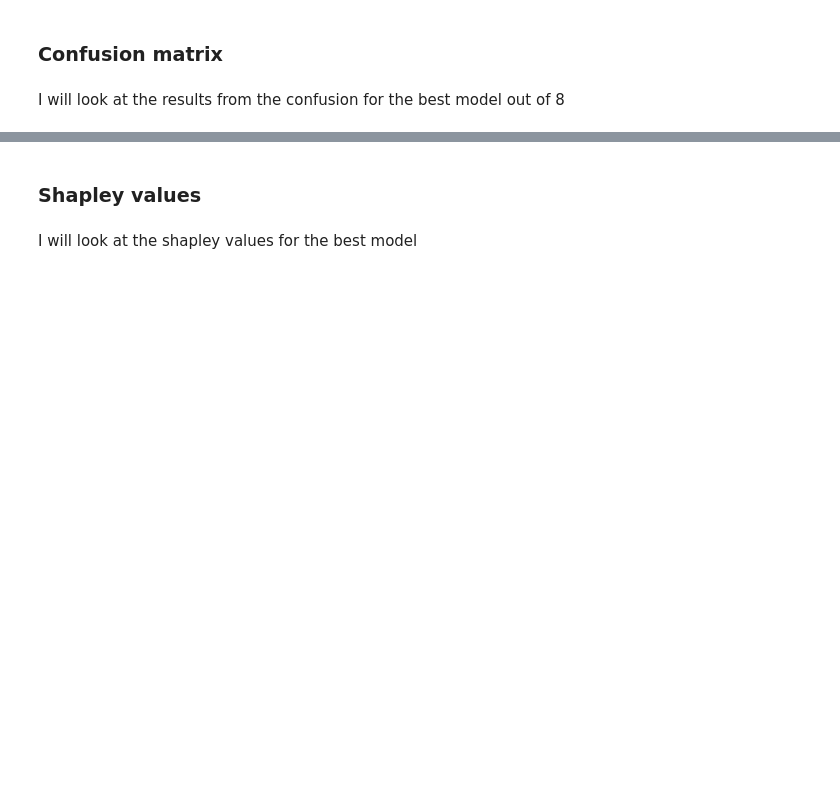
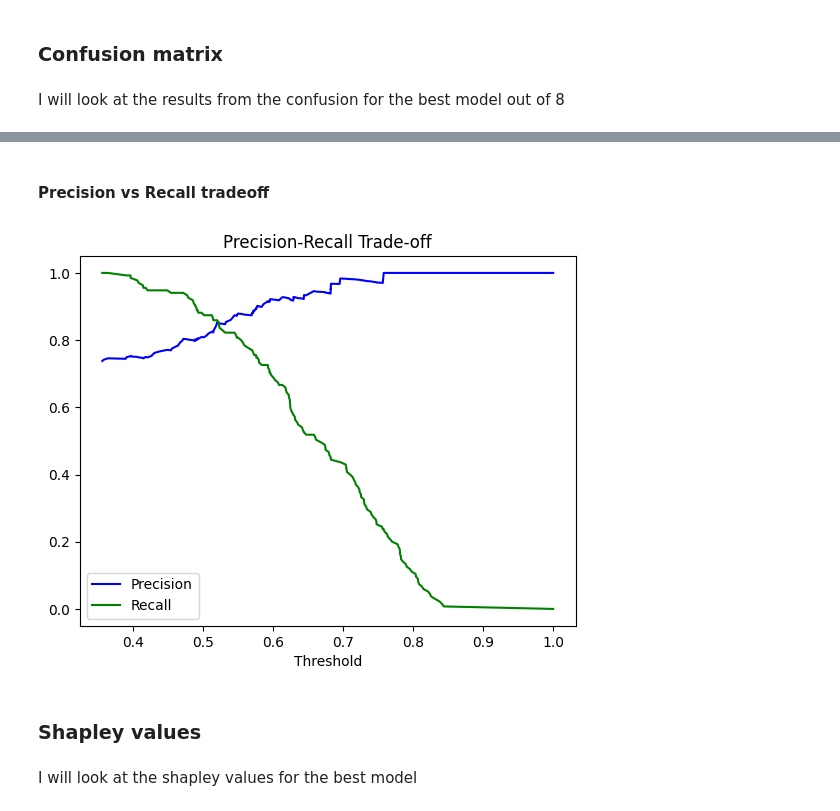
Before and after one commit to ThomasDelch97/Thesis---Code, a Jupyter notebook: Modelisation_Finale.ipynb, the cells around one changed output, grey strips where cells are left out. Cells and saved outputs as stored; diff of their text form; code cells hidden in the pictures; blank space fills up the shorter version.

Commit message:
Add tradeoff curve

```diff
--- a/Modelisation_Finale.ipynb
+++ b/Modelisation_Finale.ipynb
@@ -193,2 +193,2 @@ filtered_list = [element for element in features if not any(keyword in element f
 # %%
-test_idf.set_index(df['player_id'])
+test_idf = test_idf.set_index(df['player_id'])
@@ -687,0 +675,2 @@ plot_confusion_matrix(cm_df, sixers_cmap, 'Confusion Matrix from XGBoost - Norm
+# %% [markdown]
+#### Precision vs Recall tradeoff
@@ -688,3 +687,29 @@ plot_confusion_matrix(cm_df, sixers_cmap, 'Confusion Matrix from XGBoost - Norm
+# %%
+from sklearn.metrics import precision_recall_curve
+# Calcul des courbes
+precision, recall, thresholds = precision_recall_curve(y_test, test_proba)
+
+# Pour avoir un seuil pour chaque point de recall/précision
+# Ajout d'un seuil fictif pour aligner les dimensions
+thresholds = np.append(thresholds, 1.0)
+
+#create precision recall curve
+#fig, ax = plt.subplots()
+#ax.plot(recall, precision, color='purple')
+plt.plot(thresholds, precision, label='Precision', color='b')
+plt.plot(thresholds, recall, label='Recall', color='g')
+#add axis labels to plot
+plt.legend()
+plt.title('Precision-Recall Trade-off')
+plt.xlabel('Threshold')
+ax.set_title('Precision-Recall Curve')
+ax.set_ylabel('Precision')
+ax.set_xlabel('Recall')
+
+#display plot
+plt.show()
+# %% [output]
+[figure, added]
 # %% [markdown]
 ### Shapley values
 # %% [markdown]
```
Also changed, not shown: parts of 9 cells of this notebook, 1 other file.
